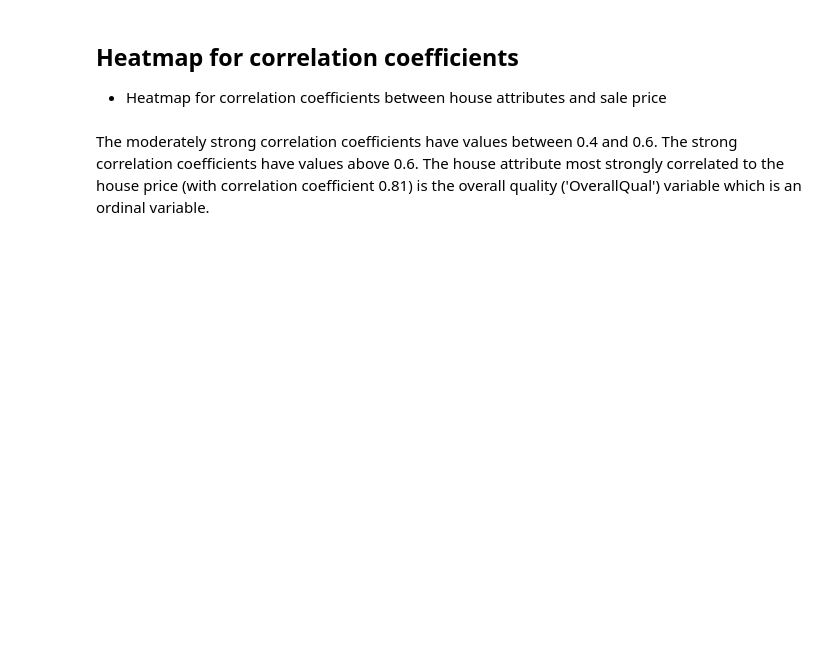
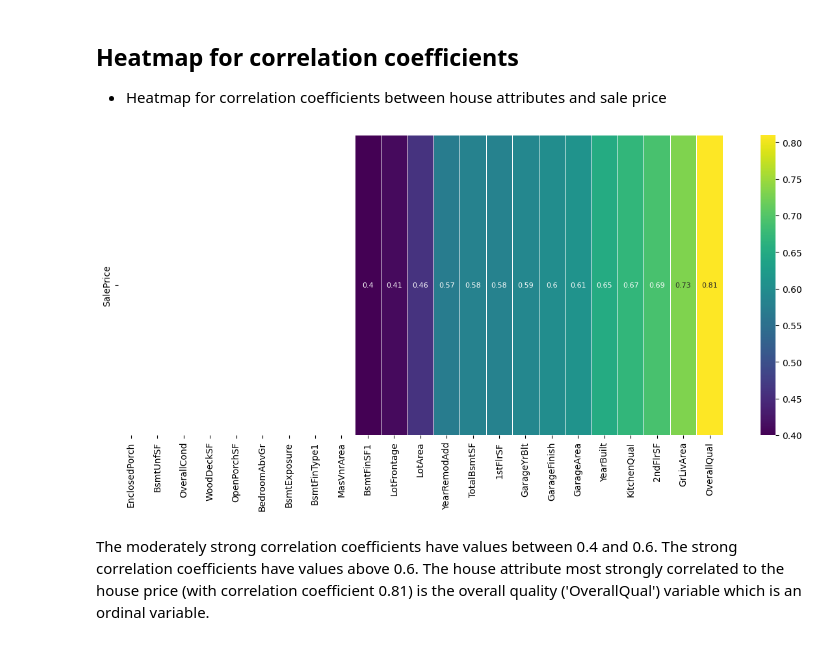
Before and after one commit to HumaIlyas/Project-heritage-housing-issues, a Jupyter notebook: jupyter_notebooks/HouseSalePrices.ipynb, the cells around one changed output. Saved outputs shown, nothing was run; the diff lists cells and outputs as text; code cells hidden in the pictures; blank space fills up the shorter version.

```diff
--- a/jupyter_notebooks/HouseSalePrices.ipynb
+++ b/jupyter_notebooks/HouseSalePrices.ipynb
@@ -142,19 +190,21 @@ corr
 # %%
 import numpy as np
 import matplotlib.pyplot as plt
 import seaborn as sns
 fig, axes = plt.subplots(figsize=(15,6))
 annot_size = 8
 
 # Retain only correlation values above 0.4
-mask = np.zeros_like(corr_df_rev, dtype=np.bool)
+mask = np.zeros_like(corr_df_rev, dtype=bool)
 mask[corr_df_rev.abs() < 0.4] = True
 
 sns.heatmap(data=corr_df_rev, annot=True, xticklabels=True, yticklabels=True,
             mask=mask, cmap='viridis', annot_kws={"size": annot_size}, ax=axes,
             linewidth=0.5)
 
 plt.show()
+# %% [output]
+[figure, added]
 # %% [markdown]
 The moderately strong correlation coefficients have values between 0.4 and 0.6. The strong correlation coefficients have values above 0.6. The house attribute most strongly correlated to the house price (with correlation coefficient 0.81) is the overall quality ('OverallQual') variable which is an ordinal variable.
 # %%
```
Also changed, not shown: parts of 9 cells of this notebook, 2 other files.
